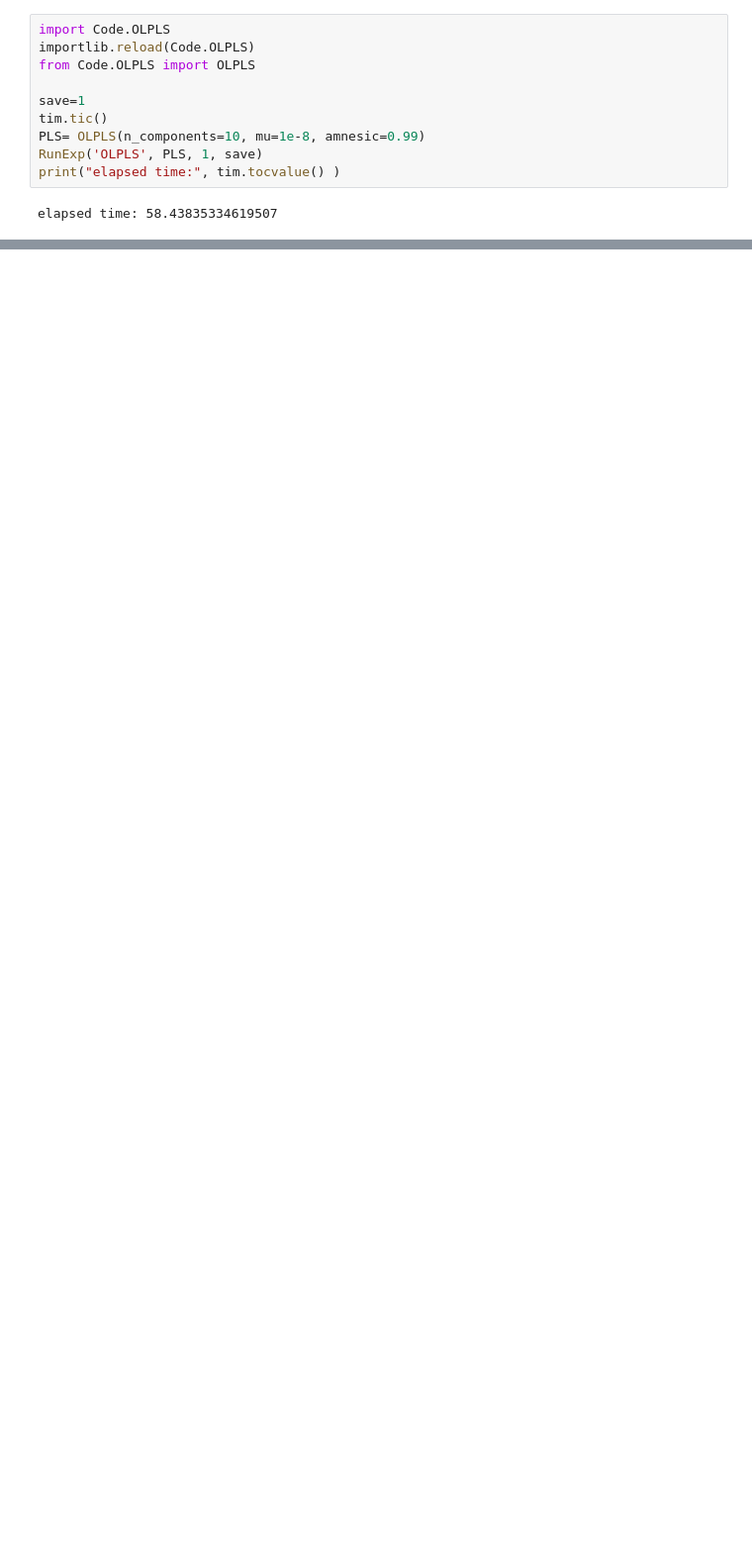
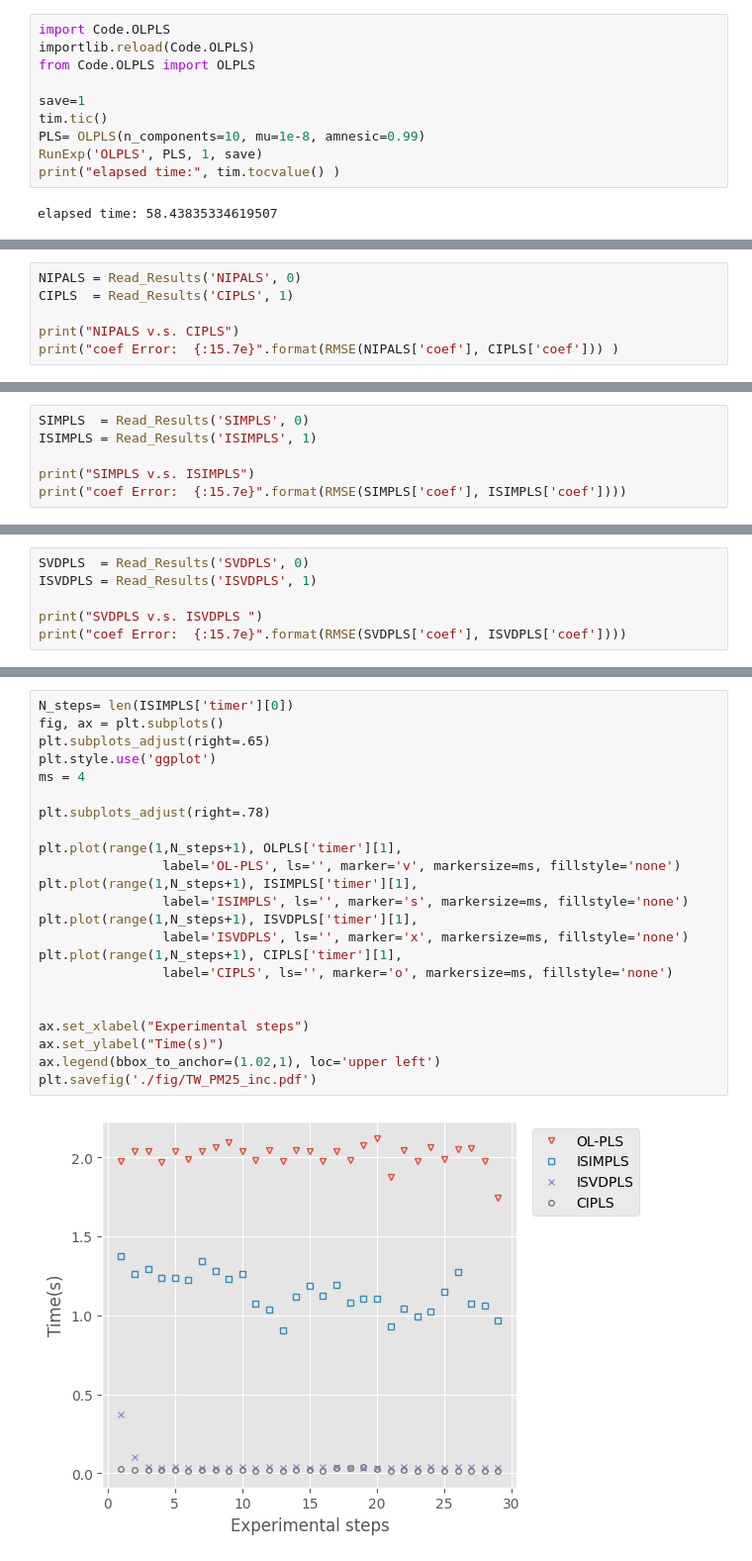
Before and after one commit to tachen90208/wiresstat-iplsreview, a Jupyter notebook: PLS2_PM25.ipynb, the cells around one changed output, grey strips where cells are left out. Shown at 99% size. Drawn from its saved outputs; the diff is of its cells as text; blank space fills up the shorter version.

```diff
--- a/PLS2_PM25.ipynb
+++ b/PLS2_PM25.ipynb
@@ -146,0 +183,6 @@ elapsed time: 1.6657336009666324
+# %%
+NIPALS = Read_Results('NIPALS', 0)
+CIPLS  = Read_Results('CIPLS', 1)
+
+print("NIPALS v.s. CIPLS")
+print("coef Error:  {:15.7e}".format(RMSE(NIPALS['coef'], CIPLS['coef'])) )
@@ -146,0 +192,6 @@ elapsed time: 1.6657336009666324
+# %%
+SIMPLS  = Read_Results('SIMPLS', 0)
+ISIMPLS = Read_Results('ISIMPLS', 1)
+
+print("SIMPLS v.s. ISIMPLS")
+print("coef Error:  {:15.7e}".format(RMSE(SIMPLS['coef'], ISIMPLS['coef'])))
@@ -146,0 +201,6 @@ elapsed time: 1.6657336009666324
+# %%
+SVDPLS  = Read_Results('SVDPLS', 0)
+ISVDPLS = Read_Results('ISVDPLS', 1)
+
+print("SVDPLS v.s. ISVDPLS ")
+print("coef Error:  {:15.7e}".format(RMSE(SVDPLS['coef'], ISVDPLS['coef'])))
@@ -146,0 +210,25 @@ elapsed time: 1.6657336009666324
+# %%
+N_steps= len(ISIMPLS['timer'][0])
+fig, ax = plt.subplots()
+plt.subplots_adjust(right=.65)
+plt.style.use('ggplot')
+ms = 4
+
+plt.subplots_adjust(right=.78)
+
+plt.plot(range(1,N_steps+1), OLPLS['timer'][1],
+                label='OL-PLS', ls='', marker='v', markersize=ms, fillstyle='none')
+plt.plot(range(1,N_steps+1), ISIMPLS['timer'][1],
+                label='ISIMPLS', ls='', marker='s', markersize=ms, fillstyle='none')
+plt.plot(range(1,N_steps+1), ISVDPLS['timer'][1],
+                label='ISVDPLS', ls='', marker='x', markersize=ms, fillstyle='none')
+plt.plot(range(1,N_steps+1), CIPLS['timer'][1],
+                label='CIPLS', ls='', marker='o', markersize=ms, fillstyle='none')
+
+
+ax.set_xlabel("Experimental steps")
+ax.set_ylabel("Time(s)")
+ax.legend(bbox_to_anchor=(1.02,1), loc='upper left')
+plt.savefig('./fig/TW_PM25_inc.pdf')
+# %% [output]
+[figure, added]
```
Also changed, not shown: parts of 14 cells of this notebook, 1 other file.
